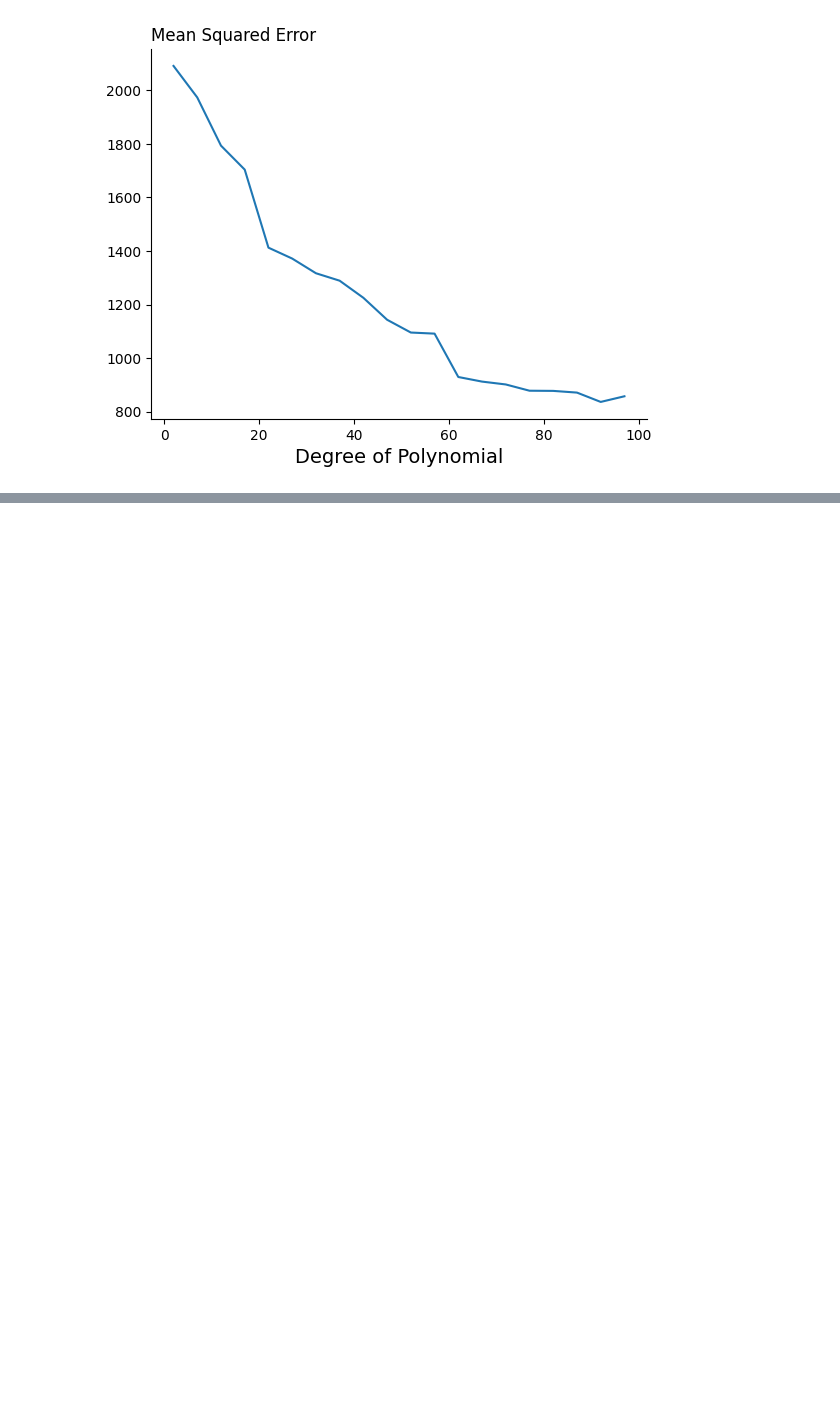
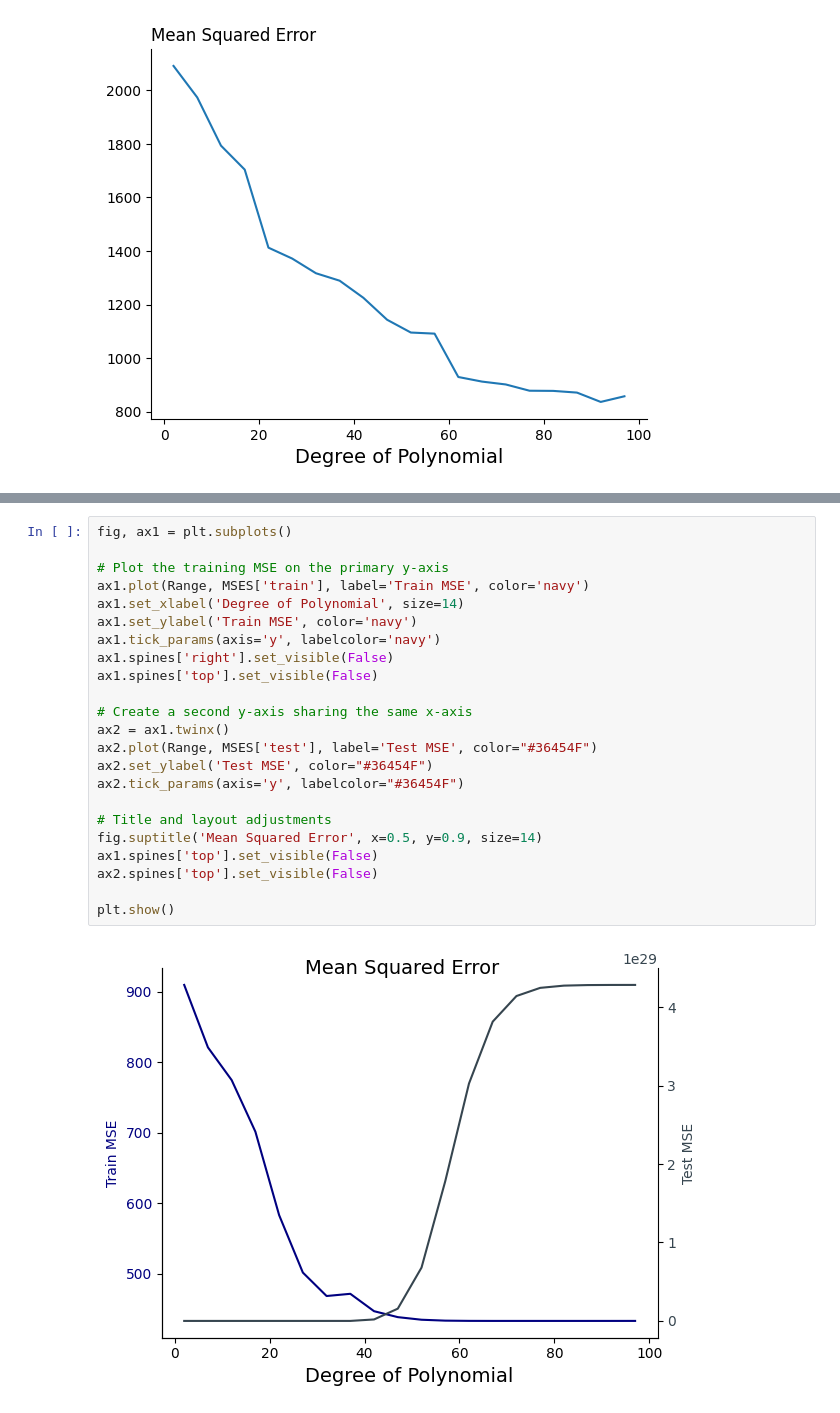
Before and after one commit to pharringtonp19/business-analytics, a Jupyter notebook: notebooks/regression/regression_transformations_motivation.ipynb, the cells around one changed output, grey strips where cells are left out. Cells and saved outputs as stored; diff of their text form; blank space fills up the shorter version.

```diff
--- a/notebooks/regression/regression_transformations_motivation.ipynb
+++ b/notebooks/regression/regression_transformations_motivation.ipynb
@@ -208,0 +242,25 @@ plt.show()
+# %%
+fig, ax1 = plt.subplots()
+
+# Plot the training MSE on the primary y-axis
+ax1.plot(Range, MSES['train'], label='Train MSE', color='navy')
+ax1.set_xlabel('Degree of Polynomial', size=14)
+ax1.set_ylabel('Train MSE', color='navy')
+ax1.tick_params(axis='y', labelcolor='navy')
+ax1.spines['right'].set_visible(False)
+ax1.spines['top'].set_visible(False)
+
+# Create a second y-axis sharing the same x-axis
+ax2 = ax1.twinx()
+ax2.plot(Range, MSES['test'], label='Test MSE', color="#36454F")
+ax2.set_ylabel('Test MSE', color="#36454F")
+ax2.tick_params(axis='y', labelcolor="#36454F")
+
+# Title and layout adjustments
+fig.suptitle('Mean Squared Error', x=0.5, y=0.9, size=14)
+ax1.spines['top'].set_visible(False)
+ax2.spines['top'].set_visible(False)
+
+plt.show()
+# %% [output]
+[figure, added]
```
Also changed, not shown: parts of 9 cells of this notebook.
